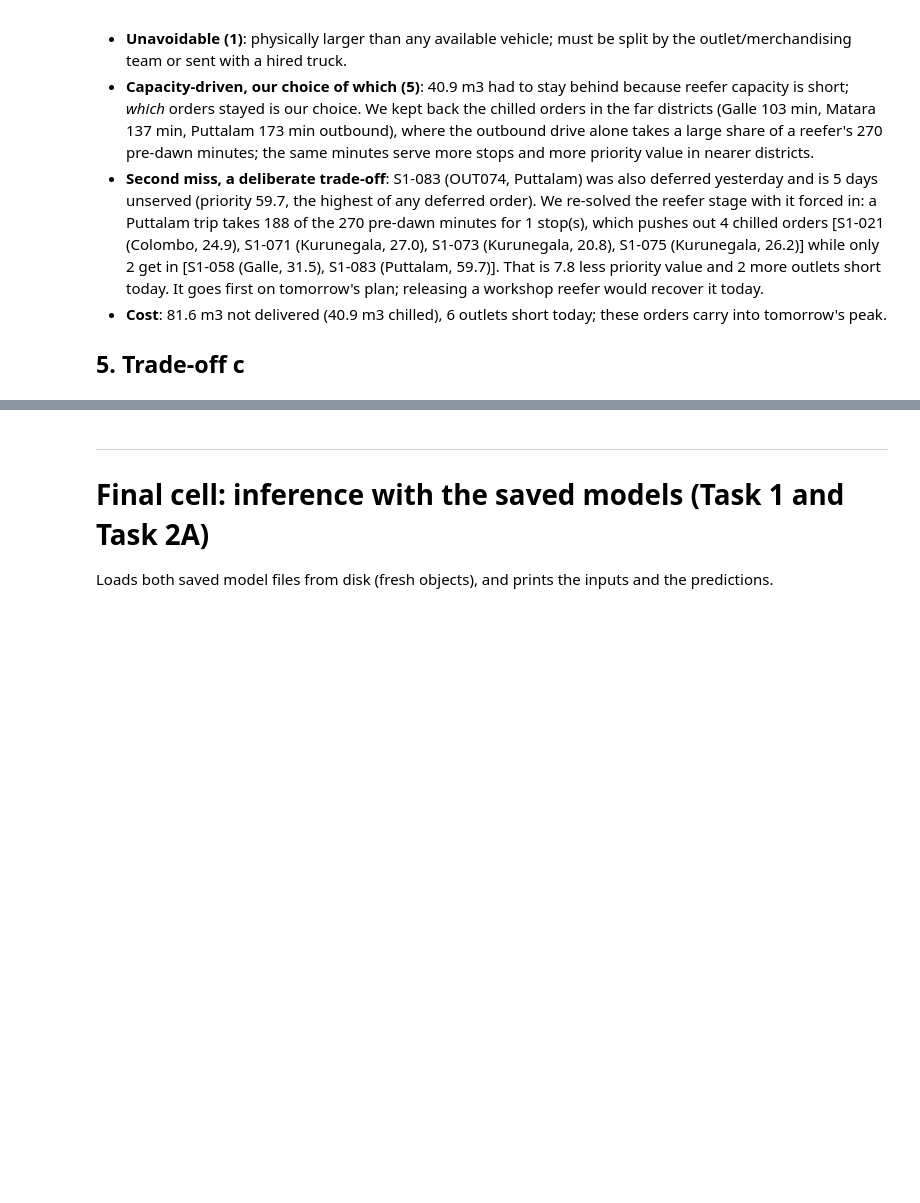
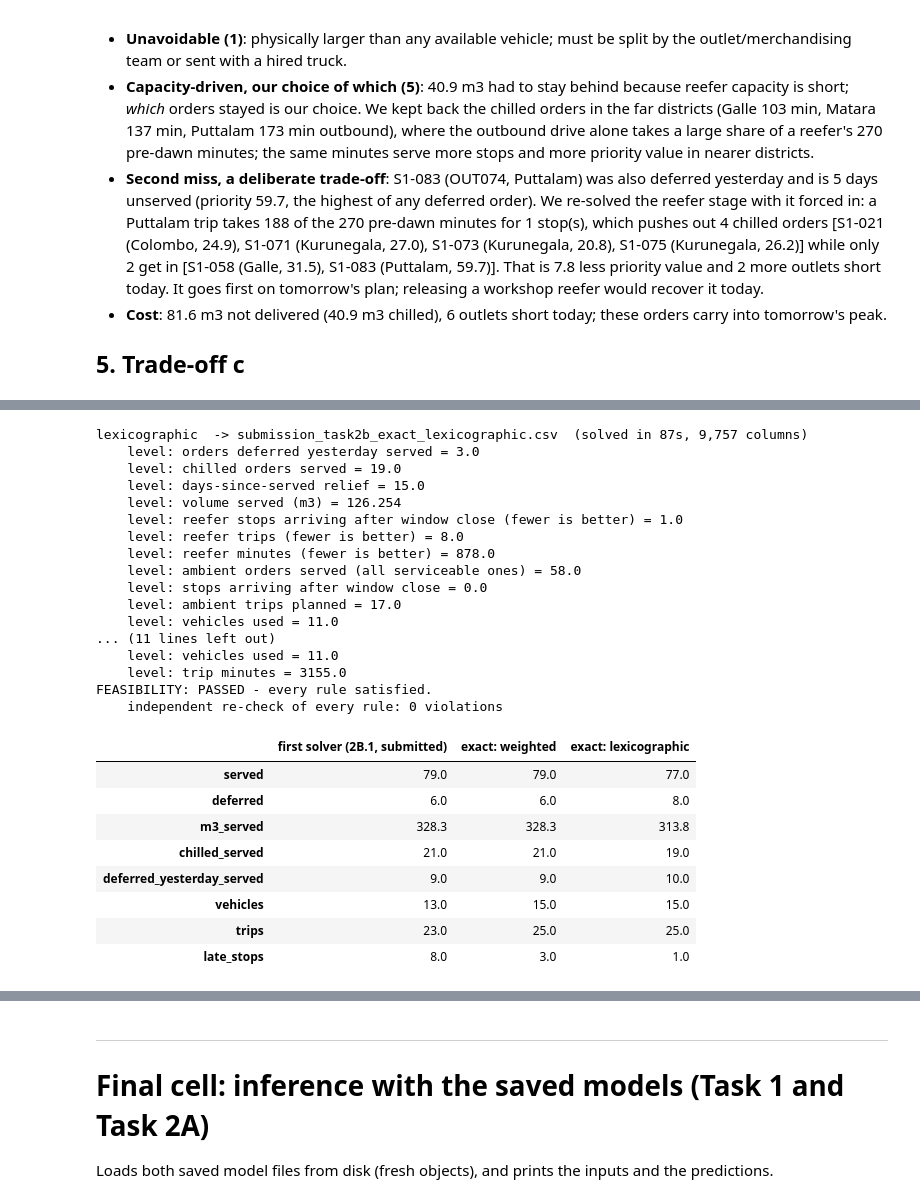
Before and after one commit to AsankaXtremeS/Datathon, a Jupyter notebook: HackBots_Datathon_Submision/HackBots_FinalNotebook.ipynb, the cells around one changed output, grey strips where cells are left out. Drawn from its saved outputs; the diff is of its cells as text; code cells hidden in the pictures; blank space fills up the shorter version.

```diff
--- a/HackBots_Datathon_Submision/HackBots_FinalNotebook.ipynb
+++ b/HackBots_Datathon_Submision/HackBots_FinalNotebook.ipynb
@@ -2507,0 +2891,48 @@ Rationale: chilled dairy/meat cannot be held and the festival is a week away; an
+# %%
+ex_results = {}
+for pol in ('lexicographic', 'weighted'):
+    ex_results[pol] = ex_solve(pol)
+    f = PRED_DIR / f'submission_task2b_exact_{pol}.csv'
+    ex_to_submission(ex_results[pol]).to_csv(f, index=False)
+    print(f'{pol:14s} -> {f.name}  (solved in {ex_results[pol].seconds:.0f}s, {ex_results[pol].columns:,} columns)')
+    for lv in ex_results[pol].levels:
+        print('    level:', lv[1], '=', round(lv[2], 3))
+    assert check(str(f)) == 0, 'official feasibility check failed'
+    viol = ex_independent_check(pd.read_csv(f))
+    assert viol.violations.sum() == 0, viol
+    print('    independent re-check of every rule: 0 violations')
+
+cmp_rows = {'first solver (2B.1, submitted)': ex_summary(pd.read_csv(OUT_SUBMISSION))}
+for pol in ('weighted', 'lexicographic'):
+    cmp_rows['exact: ' + pol] = ex_summary(pd.read_csv(PRED_DIR / f'submission_task2b_exact_{pol}.csv'))
+ex_comparison = pd.DataFrame(cmp_rows)
+EX_METRICS = Path(OUT_METRICS); EX_METRICS.mkdir(parents=True, exist_ok=True)
+ex_comparison.to_csv(EX_METRICS / 'exact_comparison.csv')
+ex_comparison
+# %% [output]
+lexicographic  -> submission_task2b_exact_lexicographic.csv  (solved in 87s, 9,757 columns)
+    level: orders deferred yesterday served = 3.0
+    level: chilled orders served = 19.0
+    level: days-since-served relief = 15.0
+    level: volume served (m3) = 126.254
+    level: reefer stops arriving after window close (fewer is better) = 1.0
+    level: reefer trips (fewer is better) = 8.0
+    level: reefer minutes (fewer is better) = 878.0
+    level: ambient orders served (all serviceable ones) = 58.0
+    level: stops arriving after window close = 0.0
+    level: ambient trips planned = 17.0
+    level: vehicles used = 11.0
+... (11 lines left out)
+    level: vehicles used = 11.0
+    level: trip minutes = 3155.0
+FEASIBILITY: PASSED - every rule satisfied.
+    independent re-check of every rule: 0 violations
+|  | first solver (2B.1, submitted) | exact: weighted | exact: lexicographic |
+| served | 79.0 | 79.0 | 77.0 |
+| deferred | 6.0 | 6.0 | 8.0 |
+| m3_served | 328.3 | 328.3 | 313.8 |
+| chilled_served | 21.0 | 21.0 | 19.0 |
+| deferred_yesterday_served | 9.0 | 9.0 | 10.0 |
+| vehicles | 13.0 | 15.0 | 15.0 |
+| trips | 23.0 | 25.0 | 25.0 |
+| late_stops | 8.0 | 3.0 | 1.0 |
```
Also changed, not shown: parts of 5 cells of this notebook, 3 other files.
